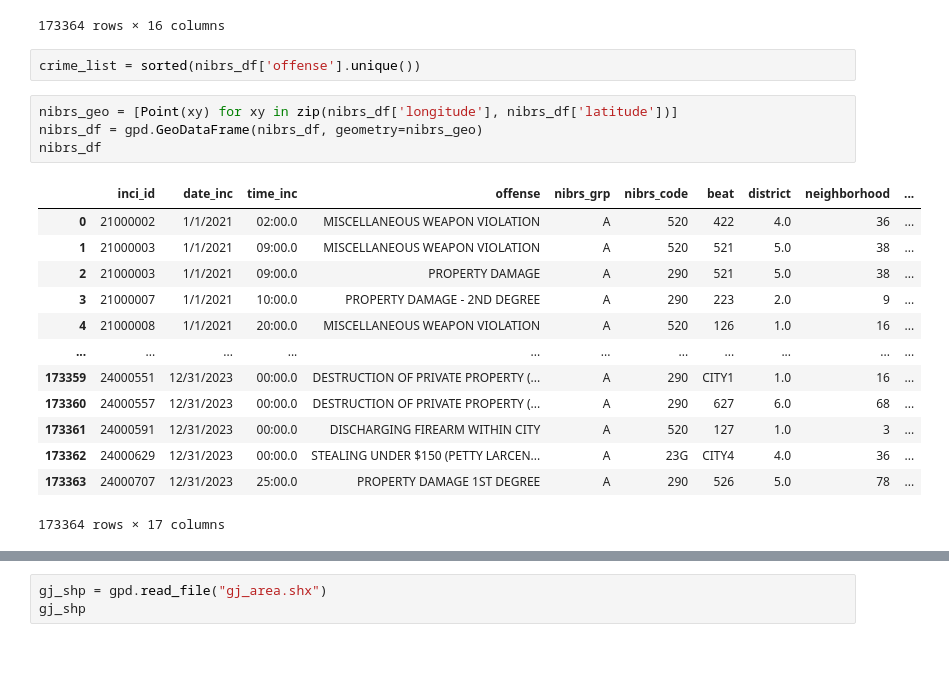
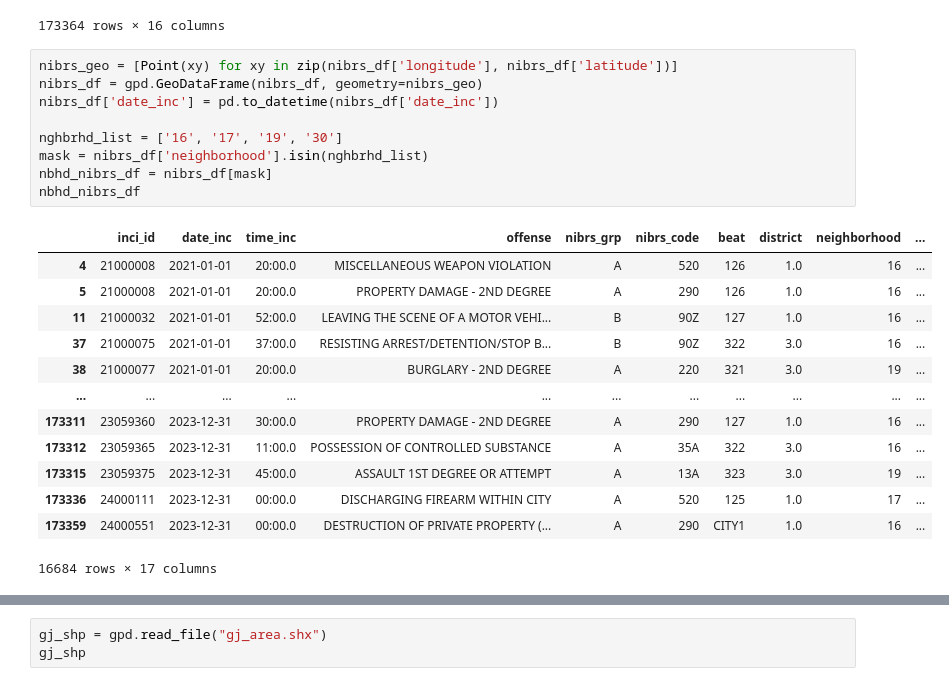
Before and after one commit to luke-lite/Dutchtown, a Jupyter notebook: NIBRS Data Agg.ipynb, the cells around one changed output, grey strips where cells are left out. Saved outputs shown, nothing was run; the diff lists cells and outputs as text; blank space fills up the shorter version.

```diff
--- a/NIBRS Data Agg.ipynb
+++ b/NIBRS Data Agg.ipynb
@@ -31,23 +31,26 @@ nibrs_df
 | 173362 | 24000629 | 12/31/2023 | 00:00.0 | STEALING UNDER $150 (PETTY LARCEN... | A | 23G | CITY4 | 4.0 | 36 | ... |
 | 173363 | 24000707 | 12/31/2023 | 25:00.0 | PROPERTY DAMAGE 1ST DEGREE | A | 290 | 526 | 5.0 | 78 | ... |
 173364 rows × 16 columns
-# %%
-crime_list = sorted(nibrs_df['offense'].unique())
 # %%
 nibrs_geo = [Point(xy) for xy in zip(nibrs_df['longitude'], nibrs_df['latitude'])]
 nibrs_df = gpd.GeoDataFrame(nibrs_df, geometry=nibrs_geo)
-nibrs_df
+nibrs_df['date_inc'] = pd.to_datetime(nibrs_df['date_inc'])
+
+nghbrhd_list = ['16', '17', '19', '30']
+mask = nibrs_df['neighborhood'].isin(nghbrhd_list)
+nbhd_nibrs_df = nibrs_df[mask]
+nbhd_nibrs_df
 # %% [output]
 |  | inci_id | date_inc | time_inc | offense | nibrs_grp | nibrs_code | beat | district | neighborhood | ... |
-| 0 | 21000002 | 1/1/2021 | 02:00.0 | MISCELLANEOUS WEAPON VIOLATION | A | 520 | 422 | 4.0 | 36 | ... |
-| 1 | 21000003 | 1/1/2021 | 09:00.0 | MISCELLANEOUS WEAPON VIOLATION | A | 520 | 521 | 5.0 | 38 | ... |
-| 2 | 21000003 | 1/1/2021 | 09:00.0 | PROPERTY DAMAGE | A | 290 | 521 | 5.0 | 38 | ... |
-| 3 | 21000007 | 1/1/2021 | 10:00.0 | PROPERTY DAMAGE - 2ND DEGREE | A | 290 | 223 | 2.0 | 9 | ... |
-| 4 | 21000008 | 1/1/2021 | 20:00.0 | MISCELLANEOUS WEAPON VIOLATION | A | 520 | 126 | 1.0 | 16 | ... |
+| 4 | 21000008 | 2021-01-01 | 20:00.0 | MISCELLANEOUS WEAPON VIOLATION | A | 520 | 126 | 1.0 | 16 | ... |
+| 5 | 21000008 | 2021-01-01 | 20:00.0 | PROPERTY DAMAGE - 2ND DEGREE | A | 290 | 126 | 1.0 | 16 | ... |
+| 11 | 21000032 | 2021-01-01 | 52:00.0 | LEAVING THE SCENE OF A MOTOR VEHI... | B | 90Z | 127 | 1.0 | 16 | ... |
+| 37 | 21000075 | 2021-01-01 | 37:00.0 | RESISTING ARREST/DETENTION/STOP B... | B | 90Z | 322 | 3.0 | 16 | ... |
+| 38 | 21000077 | 2021-01-01 | 20:00.0 | BURGLARY - 2ND DEGREE | A | 220 | 321 | 3.0 | 19 | ... |
 | ... | ... | ... | ... | ... | ... | ... | ... | ... | ... | ... |
-| 173359 | 24000551 | 12/31/2023 | 00:00.0 | DESTRUCTION OF PRIVATE PROPERTY (... | A | 290 | CITY1 | 1.0 | 16 | ... |
-| 173360 | 24000557 | 12/31/2023 | 00:00.0 | DESTRUCTION OF PRIVATE PROPERTY (... | A | 290 | 627 | 6.0 | 68 | ... |
-| 173361 | 24000591 | 12/31/2023 | 00:00.0 | DISCHARGING FIREARM WITHIN CITY | A | 520 | 127 | 1.0 | 3 | ... |
-| 173362 | 24000629 | 12/31/2023 | 00:00.0 | STEALING UNDER $150 (PETTY LARCEN... | A | 23G | CITY4 | 4.0 | 36 | ... |
-| 173363 | 24000707 | 12/31/2023 | 25:00.0 | PROPERTY DAMAGE 1ST DEGREE | A | 290 | 526 | 5.0 | 78 | ... |
+| 173311 | 23059360 | 2023-12-31 | 30:00.0 | PROPERTY DAMAGE - 2ND DEGREE | A | 290 | 127 | 1.0 | 16 | ... |
+| 173312 | 23059365 | 2023-12-31 | 11:00.0 | POSSESSION OF CONTROLLED SUBSTANCE | A | 35A | 322 | 3.0 | 16 | ... |
+| 173315 | 23059375 | 2023-12-31 | 45:00.0 | ASSAULT 1ST DEGREE OR ATTEMPT | A | 13A | 323 | 3.0 | 19 | ... |
+| 173336 | 24000111 | 2023-12-31 | 00:00.0 | DISCHARGING FIREARM WITHIN CITY | A | 520 | 125 | 1.0 | 17 | ... |
+| 173359 | 24000551 | 2023-12-31 | 00:00.0 | DESTRUCTION OF PRIVATE PROPERTY (... | A | 290 | CITY1 | 1.0 | 16 | ... |
-173364 rows × 17 columns
+16684 rows × 17 columns
```
Also changed, not shown: parts of 15 cells of this notebook, 1 other file.
